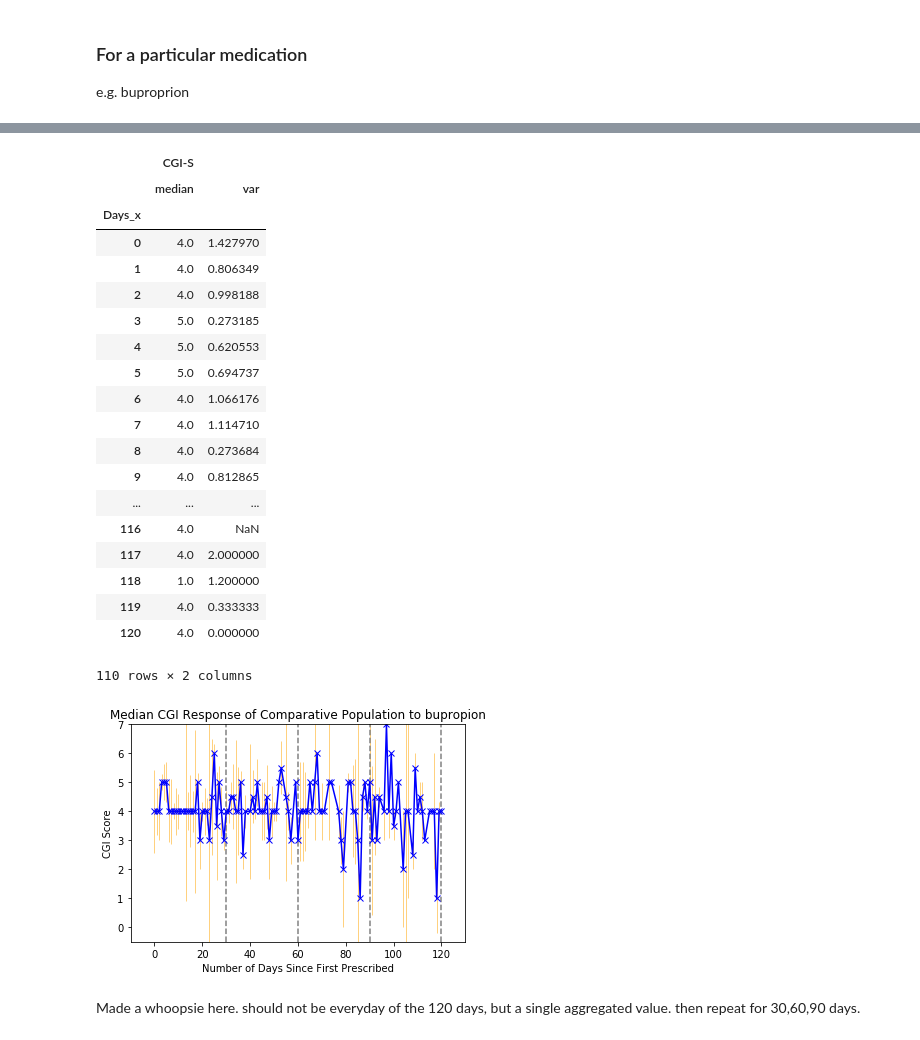
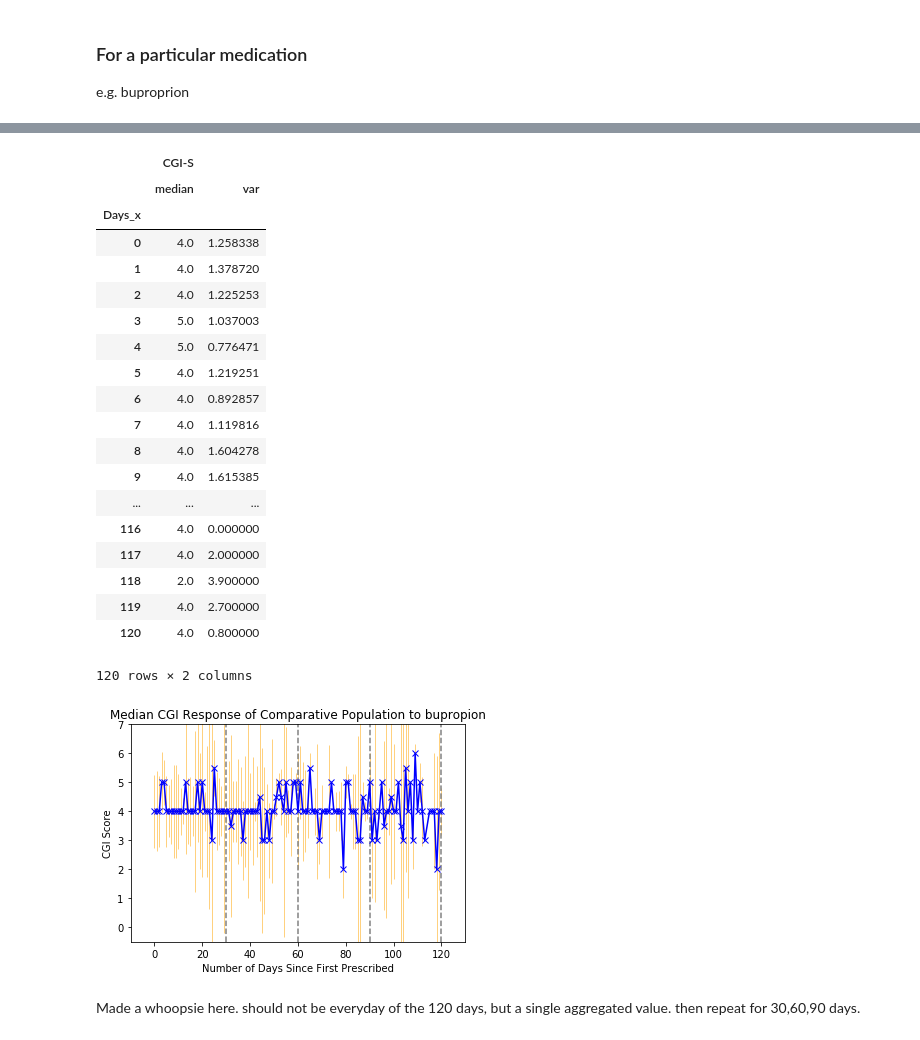
Before and after one commit to geraldinepyh/VDL, a Jupyter notebook: src/MDD_Querying_Temp.ipynb, the cells around one changed output, grey strips where cells are left out. Drawn from its saved outputs; the diff is of its cells as text; code cells hidden in the pictures.

```diff
--- a/src/MDD_Querying_Temp.ipynb
+++ b/src/MDD_Querying_Temp.ipynb
@@ -31,0 +70,31 @@ def getData(logger, query, cols=[], saveData=True, savePath='temp'):
+# %%
+mdd_filter = pd.read_csv('../data/raw_data/Filters/Mdd_Filter.csv', header=None)
+mdd_filter_query = tuple([mdd for mdd in mdd_filter[0]])
+
+mdd_query = f"""select
+    distinct pd.patientid
+from
+    rwe_version1_2.pdiagnose pd
+inner join (
+    select
+        tp.patientid, meds.medication,min(tp.days),
+        max(tp.days), count(distinct tp.typepatientid)
+    from
+        rwe_version1_2.typepatient as tp,
+        rwe_version1_2.meds as meds
+    where
+        tp.typepatientid = meds.typepatientid
+    group by
+        tp.patientid,
+        meds.medication
+    having
+        max(tp.days) - min(tp.days) >= 120
+        and count(distinct tp.typepatientid) >= 3 ) pts on
+        pts.patientid = pd.patientid
+where
+    cast(pd.dsmno as text) in {mdd_filter_query}
+    and pd.primary_dx = true ; """
+
+# mdd_patients = getData(mdd_query, cols=['PatientID'], savePath='intermediate/mdd_patients')
+mdd_patients = pickle.load(open('../data/intermediate/mdd_patients.pkl','rb'))
+mdd_pts_list = tuple([pt for pt in mdd_patients['PatientID']])
@@ -85,7 +208,7 @@ data.memory_usage(deep=True)
 # %%
-mdd_filter = pd.read_csv('../data/raw_data/Filters/Mdd_Filter.csv', header=None)[0]
 #mdd_patients = pickle.load(open('/home/gerpang/VDL/data/intermediate/mdd_patients.pkl','rb'))
-data = pickle.load(open('/home/gerpang/VDL/data/intermediate/full_dataset.pkl','rb'))
+# data = pickle.load(open('/home/gerpang/VDL/data/intermediate/full_dataset.pkl','rb'))
+data = pickle.load(open('../data/temp/cgi_visits.pkl','rb'))
 # %% [markdown]
 ### Current Patient
 # %%
@@ -159,7 +274,7 @@ Name: Days, dtype: object
 ## Comparative Population
 Defined as similar primary diagnosis.
 # %%
-pop = data.loc[data.PatientID!=ptX][:1000000] # take a subset for now
+pop = data.loc[data.PatientID!=ptX] #[:100000]
 pop_mdd = pop.loc[pop.DSMNo.isin(mdd_filter)]
 # %%
 print(f'''
@@ -351,45 +482,45 @@ See the caveats in the documentation: http://pandas.pydata.org/pandas-docs/stabl
 # %%
-med_cgi = meds_within_time[meds_within_time.Medication ==med_of_interest].groupby('Days_x').agg({'CGI-S':['median','var']})
+med_cgi = meds_within_time[meds_within_time.Medication ==med_of_interest].groupby('Days_x').agg({'CGI':['median','var']})
 med_cgi
 # %% [output]
 |  | CGI-S |  |
 |  | median | var |
 | Days_x |  |  |
-| 0 | 4.0 | 1.427970 |
-| 1 | 4.0 | 0.806349 |
-| 2 | 4.0 | 0.998188 |
-| 3 | 5.0 | 0.273185 |
-| 4 | 5.0 | 0.620553 |
-| 5 | 5.0 | 0.694737 |
-| 6 | 4.0 | 1.066176 |
-| 7 | 4.0 | 1.114710 |
-| 8 | 4.0 | 0.273684 |
-| 9 | 4.0 | 0.812865 |
+| 0 | 4.0 | 1.258338 |
+| 1 | 4.0 | 1.378720 |
+| 2 | 4.0 | 1.225253 |
+| 3 | 5.0 | 1.037003 |
+| 4 | 5.0 | 0.776471 |
+| 5 | 4.0 | 1.219251 |
+| 6 | 4.0 | 0.892857 |
+| 7 | 4.0 | 1.119816 |
+| 8 | 4.0 | 1.604278 |
+| 9 | 4.0 | 1.615385 |
 | ... | ... | ... |
-| 116 | 4.0 | NaN |
+| 116 | 4.0 | 0.000000 |
 | 117 | 4.0 | 2.000000 |
-| 118 | 1.0 | 1.200000 |
-| 119 | 4.0 | 0.333333 |
-| 120 | 4.0 | 0.000000 |
+| 118 | 2.0 | 3.900000 |
+| 119 | 4.0 | 2.700000 |
+| 120 | 4.0 | 0.800000 |
-110 rows × 2 columns
+120 rows × 2 columns
 # %%
-plt.errorbar(med_cgi[('CGI-S','median')].index,
-             med_cgi[('CGI-S','median')].values,
-             yerr = med_cgi[('CGI-S','var')],
+plt.errorbar(med_cgi[('CGI','median')].index,
+             med_cgi[('CGI','median')].values,
+             yerr = med_cgi[('CGI','var')],
              color = 'blue',
              marker = 'x',
              ecolor = 'orange', elinewidth=0.5)
 
 for period in np.arange(30, 121, 30): plt.axvline(x=period,linestyle='--',c='grey')
 plt.axis([-10, 130, -0.5,7])
 
 plt.title(f'Median CGI Response of Comparative Population to {med_of_interest}')
 plt.xlabel('Number of Days Since First Prescribed')
 plt.ylabel('CGI Score')
 plt.savefig('../data/intermediate/historic_median_cgi.png', bbox_inches='tight')
 plt.show()
 # %% [output]
-[figure, old version]
+[figure, new version]
 # %% [markdown]
 Made a whoopsie here. should not be everyday of the 120 days, but a single aggregated value. then repeat for 30,60,90 days.
 # %%
```
Also changed, not shown: parts of 45 cells of this notebook, 6 other files.
